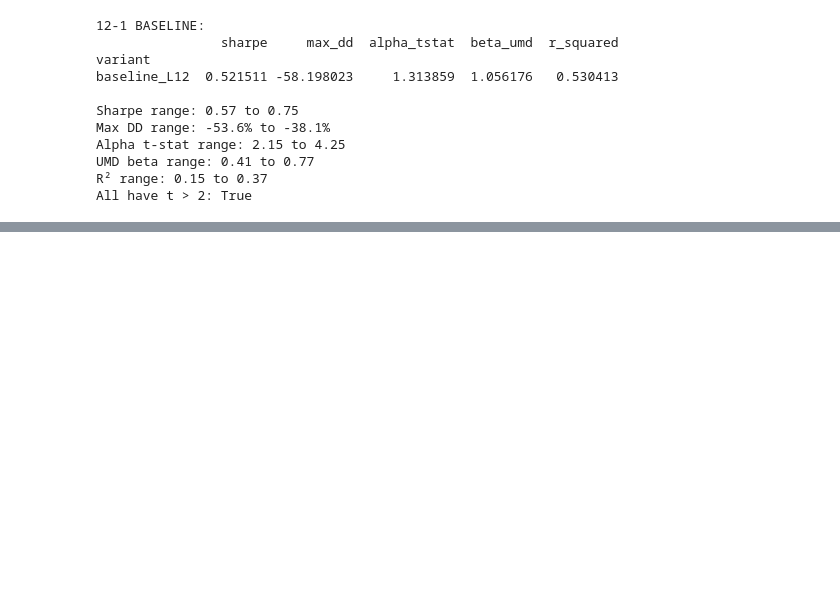
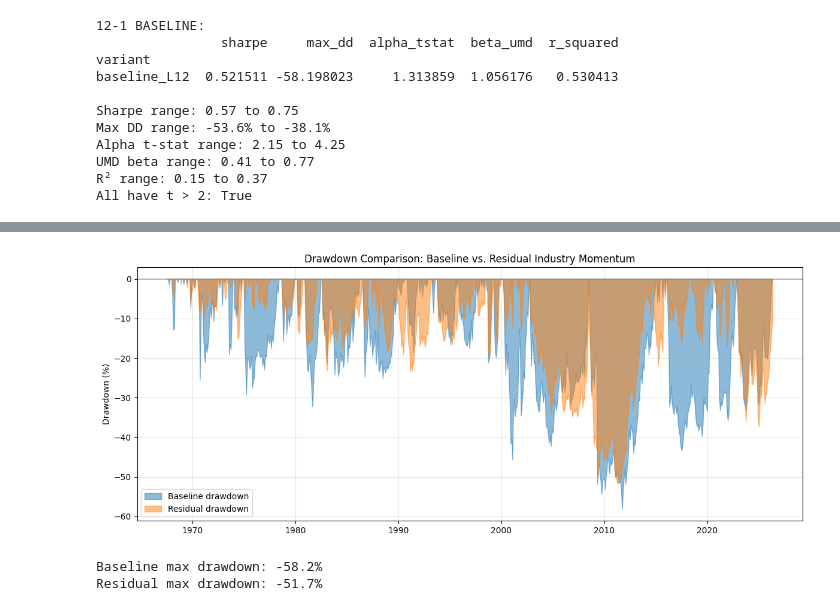
Before and after one commit to umamalani/quantpitch, a Jupyter notebook: notebooks/portfolio_prototype.ipynb, the cells around one changed output, grey strips where cells are left out. Saved outputs shown, nothing was run; the diff lists cells and outputs as text; code cells hidden in the pictures; blank space fills up the shorter version.

```diff
--- a/notebooks/portfolio_prototype.ipynb
+++ b/notebooks/portfolio_prototype.ipynb
@@ -504,0 +609,34 @@ All have t > 2: True
+# %%
+# drawdown comparison
+
+def compute_drawdown(returns_pct):
+    cum = (1 + returns_pct / 100).cumprod()
+    running_max = cum.cummax()
+    return (cum / running_max - 1) * 100
+
+base_dd = compute_drawdown(baseline_aligned)
+resid_dd = compute_drawdown(residual_aligned)
+
+fig, ax = plt.subplots(figsize=(12, 5))
+
+ax.fill_between(base_dd.index, base_dd.values, 0,
+                color="#1f77b4", alpha=0.5, label="Baseline drawdown")
+ax.fill_between(resid_dd.index, resid_dd.values, 0,
+                color="#ff7f0e", alpha=0.5, label="Residual drawdown")
+
+ax.set_title("Drawdown Comparison: Baseline vs. Residual Industry Momentum", fontsize=12)
+ax.set_ylabel("Drawdown (%)")
+ax.axhline(0, color="gray", linestyle="-", alpha=0.5)
+ax.legend(loc="lower left", fontsize=10)
+ax.grid(True, alpha=0.3)
+plt.tight_layout()
+plt.savefig("../results/figures/drawdowns.png", dpi=150, bbox_inches="tight")
+plt.show()
+
+# Print summary stats
+print(f"Baseline max drawdown: {base_dd.min():.1f}%")
+print(f"Residual max drawdown: {resid_dd.min():.1f}%")
+# %% [output]
+[figure, added]
+Baseline max drawdown: -58.2%
+Residual max drawdown: -51.7%
```
Also changed, not shown: parts of 5 cells of this notebook, 5 other files.
